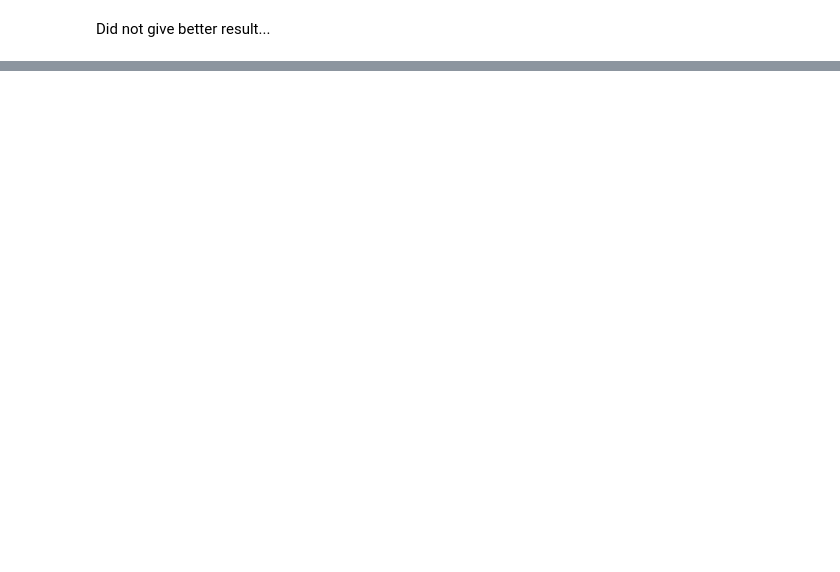
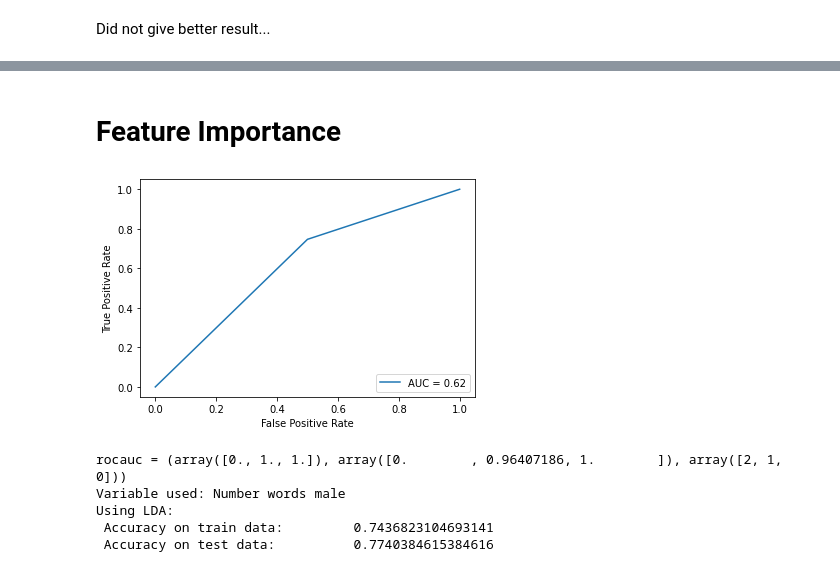
Before and after one commit to GustavFredrikson/Statistical-Machine-Learning, a Jupyter notebook: Mini_Project.ipynb, the cells around one changed output, grey strips where cells are left out. Drawn from its saved outputs; the diff is of its cells as text; code cells hidden in the pictures; blank space fills up the shorter version.

Commit message:
Feature importance

```diff
--- a/Mini_Project.ipynb
+++ b/Mini_Project.ipynb
@@ -136,0 +156,54 @@ Did not give better result...
+# %% [markdown]
+# Feature Importance
+# %%
+from sklearn.metrics import roc_curve, auc, RocCurveDisplay
+from sklearn.preprocessing import LabelEncoder
+from sklearn.ensemble import RandomForestClassifier
+from sklearn.discriminant_analysis import LinearDiscriminantAnalysis, QuadraticDiscriminantAnalysis
+from sklearn.linear_model import LogisticRegression
+le = LabelEncoder()
+
+test = pd.read_csv("test.csv")
+train = pd.read_csv("train.csv")
+
+train_1, test_1 = skl_ms.train_test_split(train, train_size=0.8, random_state=1)
+
+y_train = train_1["Lead"]
+x_train = train_1.drop(columns=["Lead"])
+x_test = test_1.drop(columns=["Lead"])
+y_test = test_1["Lead"]
+
+le.fit(y_train)
+y_train = le.transform(y_train)
+y_test = le.transform(y_test)
+
+all = ["Number words female", "Number words male", "Year", "Gross"]
+i = 1
+cols = all
+
+x_val = x_test[cols]
+X = x_train[cols]
+y = y_train
+
+model = QuadraticDiscriminantAnalysis()
+model.fit(X, y)
+
+fpr, tpr, thresholds = roc_curve(model.predict(X), y)
+roc_auc = auc(fpr, tpr)
+
+display = RocCurveDisplay(fpr=fpr, tpr=tpr, roc_auc=roc_auc)
+display.plot()
+plt.show()
+
+print(f"rocauc = {roc_curve(y_test, model.predict(x_val))}")
+
+print(f"Variable used: {all[i]}")
+print(f"Using LDA: \n Accuracy on train data: \t {model.score(X,y)}")
+print(f" Accuracy on test data: \t {model.score(x_val, y_test)} \n\n")
+# %% [output]
+[figure, added]
+rocauc = (array([0., 1., 1.]), array([0.        , 0.96407186, 1.        ]), array([2, 1, 0]))
+Variable used: Number words male
+Using LDA:
+ Accuracy on train data:         0.7436823104693141
+ Accuracy on test data:          0.7740384615384616
```
Also changed, not shown: parts of 4 cells of this notebook.
